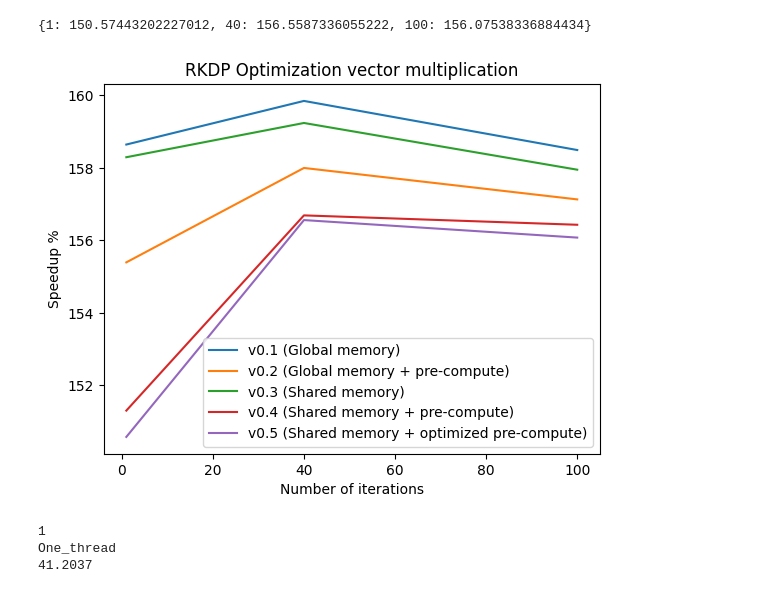
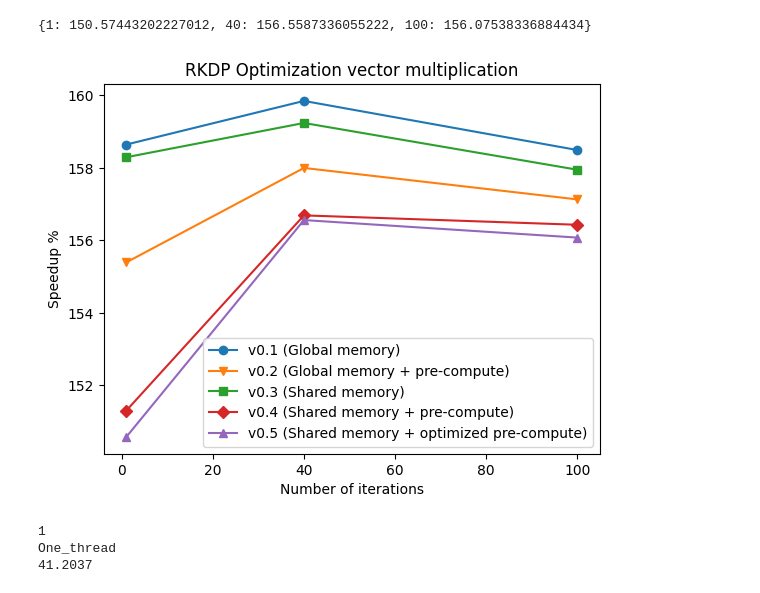
Before and after one commit to simbarras/tb23-gpu-opt-celeritas, a Jupyter notebook: result.ipynb, the cells around one changed output. Cells and saved outputs as stored; diff of their text form; code cells hidden in the pictures.

```diff
--- a/result.ipynb
+++ b/result.ipynb
@@ -151,25 +151,25 @@ print(v0_5_speedup)
 # %%
 from matplotlib import pyplot as plt
 %matplotlib inline
 
 plt.title('RKDP Optimization vector multiplication')
 plt.xlabel('Number of iterations')
 plt.ylabel('Speedup %')
 
-plt.plot(v0_1_speedup.keys(), v0_1_speedup.values(), label='v0.1 (Global memory)')
+plt.plot(v0_1_speedup.keys(), v0_1_speedup.values(), label='v0.1 (Global memory)', marker='o')
 
-plt.plot(v0_2_speedup.keys(), v0_2_speedup.values(), label='v0.2 (Global memory + pre-compute)')
+plt.plot(v0_2_speedup.keys(), v0_2_speedup.values(), label='v0.2 (Global memory + pre-compute)', marker='v')
 
-plt.plot(v0_3_speedup.keys(), v0_3_speedup.values(), label='v0.3 (Shared memory)')
+plt.plot(v0_3_speedup.keys(), v0_3_speedup.values(), label='v0.3 (Shared memory)', marker='s')
 
-plt.plot(v0_4_speedup.keys(), v0_4_speedup.values(), label='v0.4 (Shared memory + pre-compute)')
+plt.plot(v0_4_speedup.keys(), v0_4_speedup.values(), label='v0.4 (Shared memory + pre-compute)', marker='D')
 
-plt.plot(v0_5_speedup.keys(), v0_5_speedup.values(), label='v0.5 (Shared memory + optimized pre-compute)')
+plt.plot(v0_5_speedup.keys(), v0_5_speedup.values(), label='v0.5 (Shared memory + optimized pre-compute)', marker='^')
 
 plt.legend()
 plt.show()
 # %% [output]
-[figure, old version]
+[figure, new version]
 # %%
 import re
 
```
Also changed, not shown: 17 other files.
